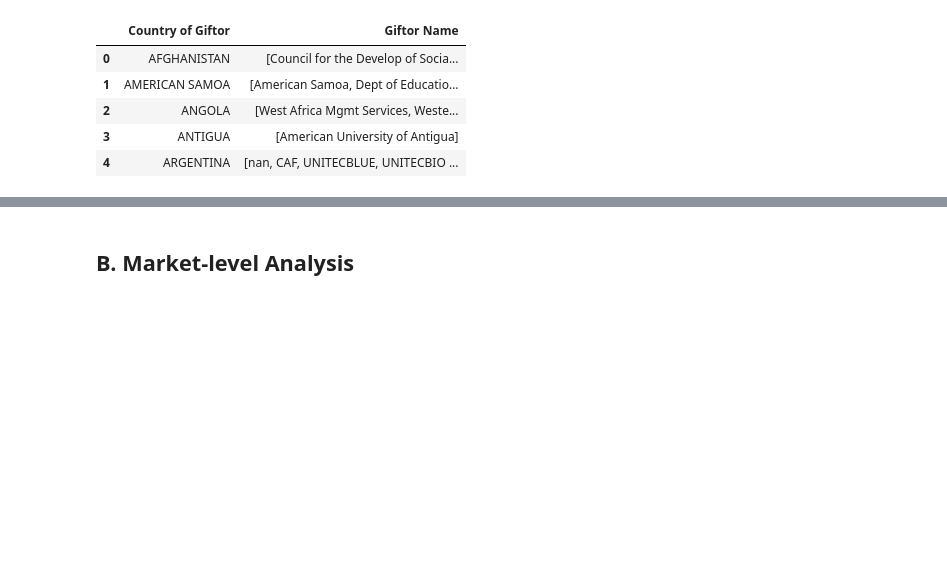
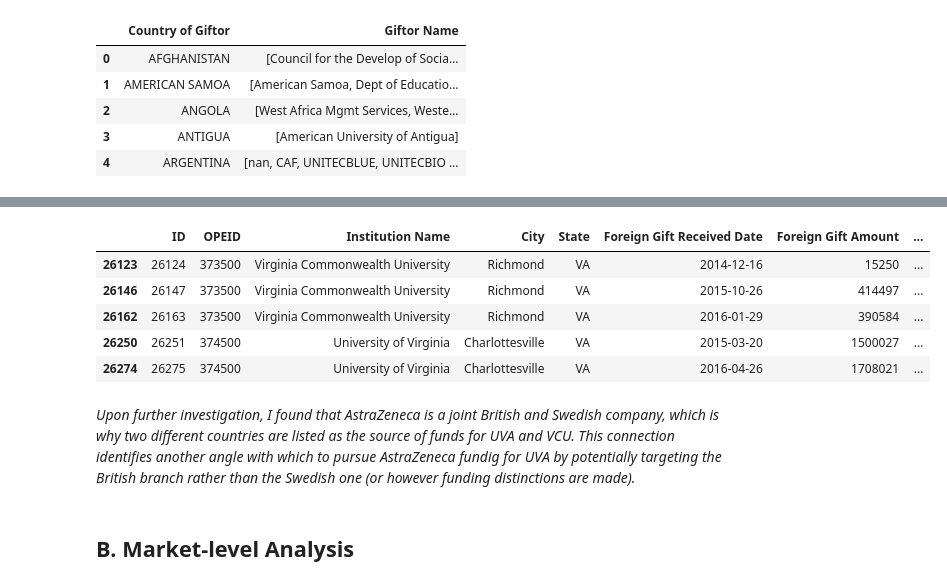
Before and after one commit to ae-phillips/uu_wrangling_and_eda, a Jupyter notebook: lab_1/uva_analysis.ipynb, the cells around one changed output, grey strips where cells are left out. Cells and saved outputs as stored; diff of their text form; code cells hidden in the pictures; blank space fills up the shorter version.

```diff
--- a/lab_1/uva_analysis.ipynb
+++ b/lab_1/uva_analysis.ipynb
@@ -927,3 +928,14 @@ display(va_shared_giftors)
+# %%
+va_schools[va_schools["Giftor Name"] == "AstraZeneca PLC"]
+# %% [output]
+|  | ID | OPEID | Institution Name | City | State | Foreign Gift Received Date | Foreign Gift Amount | ... |
+| 26123 | 26124 | 373500 | Virginia Commonwealth University | Richmond | VA | 2014-12-16 | 15250 | ... |
+| 26146 | 26147 | 373500 | Virginia Commonwealth University | Richmond | VA | 2015-10-26 | 414497 | ... |
+| 26162 | 26163 | 373500 | Virginia Commonwealth University | Richmond | VA | 2016-01-29 | 390584 | ... |
+| 26250 | 26251 | 374500 | University of Virginia | Charlottesville | VA | 2015-03-20 | 1500027 | ... |
+| 26274 | 26275 | 374500 | University of Virginia | Charlottesville | VA | 2016-04-26 | 1708021 | ... |
+# %% [markdown]
+*Upon further investigation, I found that AstraZeneca is a joint British and Swedish company, which is why two different countries are listed as the source of funds for UVA and VCU. This connection identifies another angle with which to pursue AstraZeneca fundig for UVA by potentially targeting the British branch rather than the Swedish one (or however funding distinctions are made).*
 # %% [markdown]
 ## **B. Market-level Analysis**
 # %% [markdown]
```
Also changed, not shown: parts of 5 cells of this notebook.
